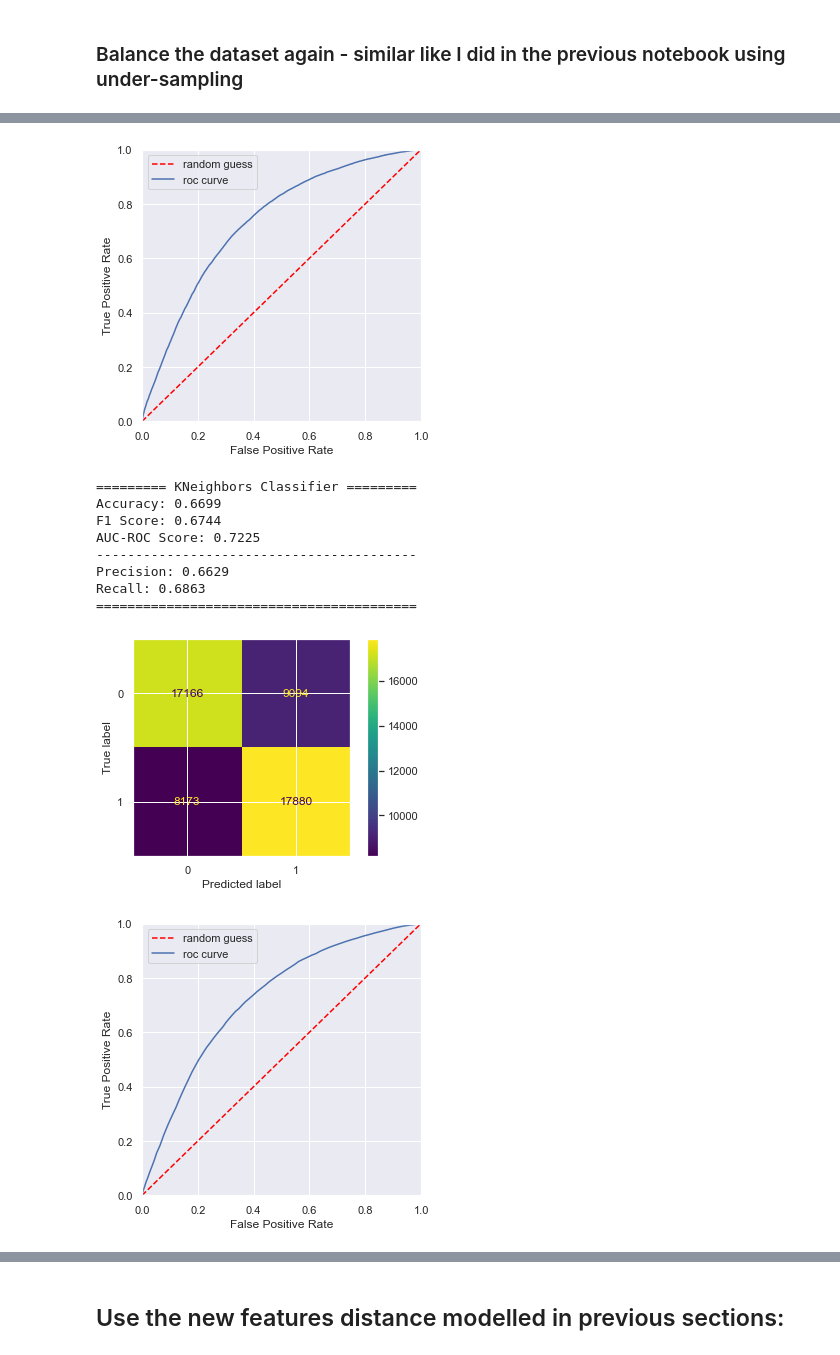
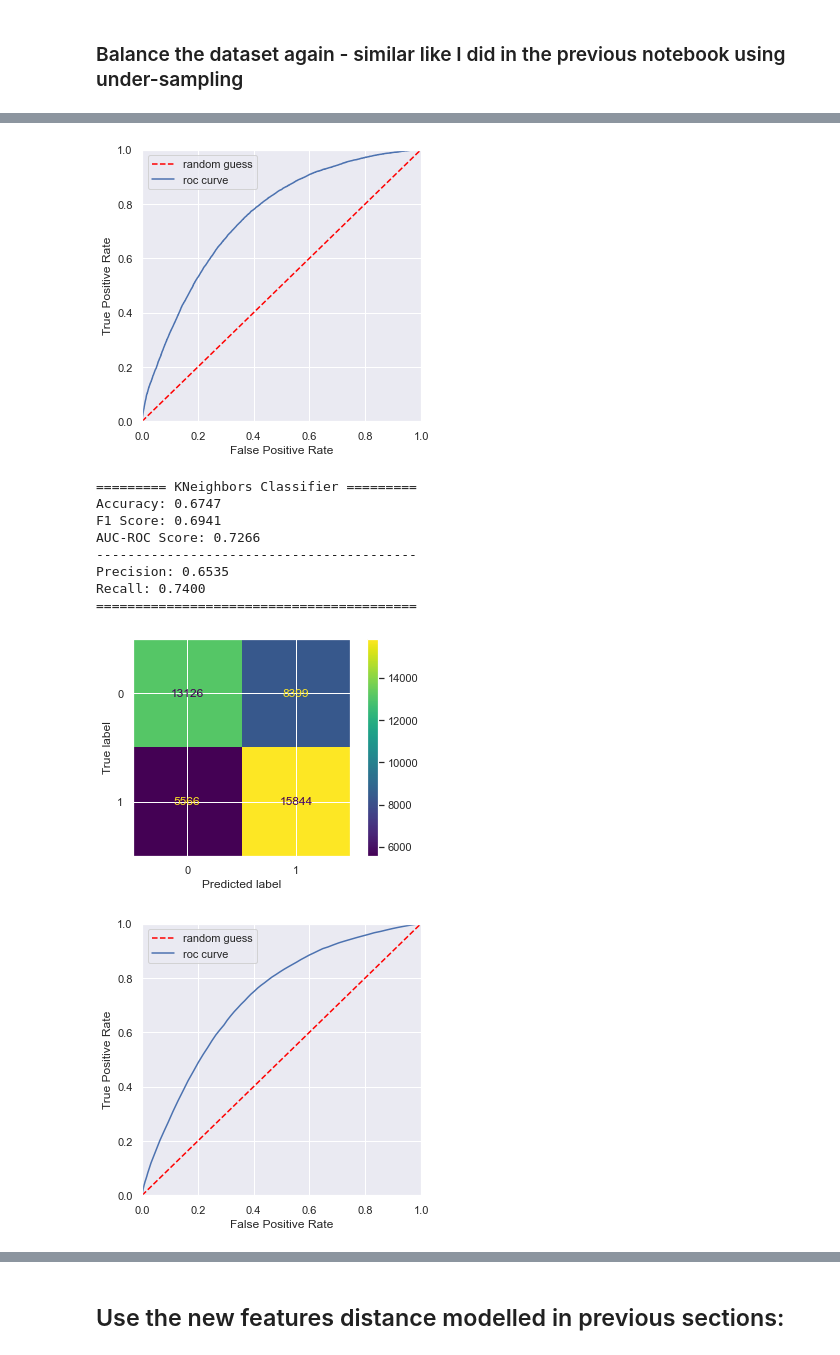
Before and after one commit to rmnng/dsnanocapstone, a Jupyter notebook: 5_nhl_multiple_classifiers.ipynb, the cells around one changed output, grey strips where cells are left out. Saved outputs shown, nothing was run; the diff lists cells and outputs as text; code cells hidden in the pictures.

```diff
--- a/5_nhl_multiple_classifiers.ipynb
+++ b/5_nhl_multiple_classifiers.ipynb
@@ -47,22 +47,7 @@ sns.set()
 ---
 ## Preparing data used in the previous sections
 # %%
-# read data
-df_game_plays = pd.read_csv('data/nhl/nhl_stats/game_plays.csv')
-
-# drop NaNs, select relevant columns only
-df = df_game_plays[['play_id', 'event', 'secondaryType', 'st_x', 'st_y']][(df_game_plays.event=='Goal') | (df_game_plays.event=='Shot')]
-df.dropna(inplace=True)
-df.secondaryType = df.secondaryType.str.replace(" ", "")
-df.secondaryType = df.secondaryType.str.replace("-", "")
-
-# Prepare target. Convert categorical event values 'Goal' to a numerical 0/1 value indicating goal
-df['goal'] = np.where(df.event=='Goal', 1, 0)
-df.drop(columns='event', inplace=True)
-
-# Convert categorical 'secondaryType' column to multiple numerical columns
-cat_cols = ['secondaryType']
-df = create_dummy_df(df=df, cat_cols=cat_cols, dummy_na=True)
-df.drop(columns=['secondaryType_nan'], inplace=True)
+# read data stored in a prepared parquet file
+df = pd.read_parquet('data/_1_first_dataset.parquet')
 df.head()
 # %% [output]
@@ -231,6 +215,6 @@ df_balanced.goal.hist();
 _, lg = run_logistic_regression(df_balanced);
 _, lgbm = run_lightgbm_classifier(df_balanced);
 _, knc = run_kneighbors_classifier(df_balanced);
-save_metrics('3_balanced', metrics_lg=lg, metrics_lgbm=lgbm, metrics_knc=knc )
+save_metrics('balanced', metrics_lg=lg, metrics_lgbm=lgbm, metrics_knc=knc )
 # %% [output]
 ========== Logistic Regression ==========
@@ -255,12 +239,12 @@ Recall: 0.7242
-[figure, old version]
+[figure, new version]
 ========= KNeighbors Classifier =========
-Accuracy: 0.6699
-F1 Score: 0.6744
-AUC-ROC Score: 0.7225
+Accuracy: 0.6747
+F1 Score: 0.6941
+AUC-ROC Score: 0.7266
 -----------------------------------------
-Precision: 0.6629
-Recall: 0.6863
+Precision: 0.6535
+Recall: 0.7400
 =========================================
-[figure, old version]
+[figure, new version]
 [figure]
 # %% [markdown]
```
Also changed, not shown: parts of 25 cells of this notebook, 13 other files.
